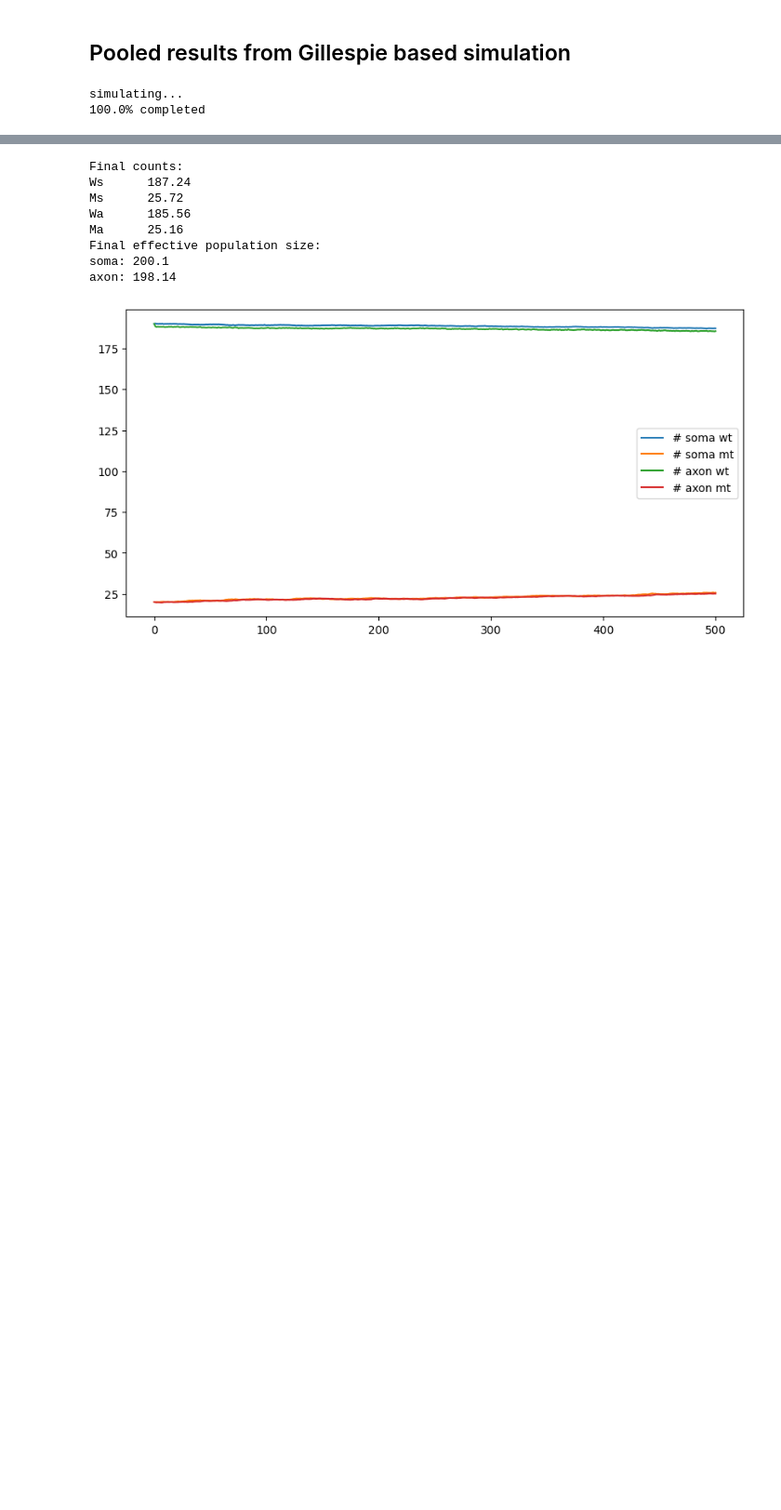
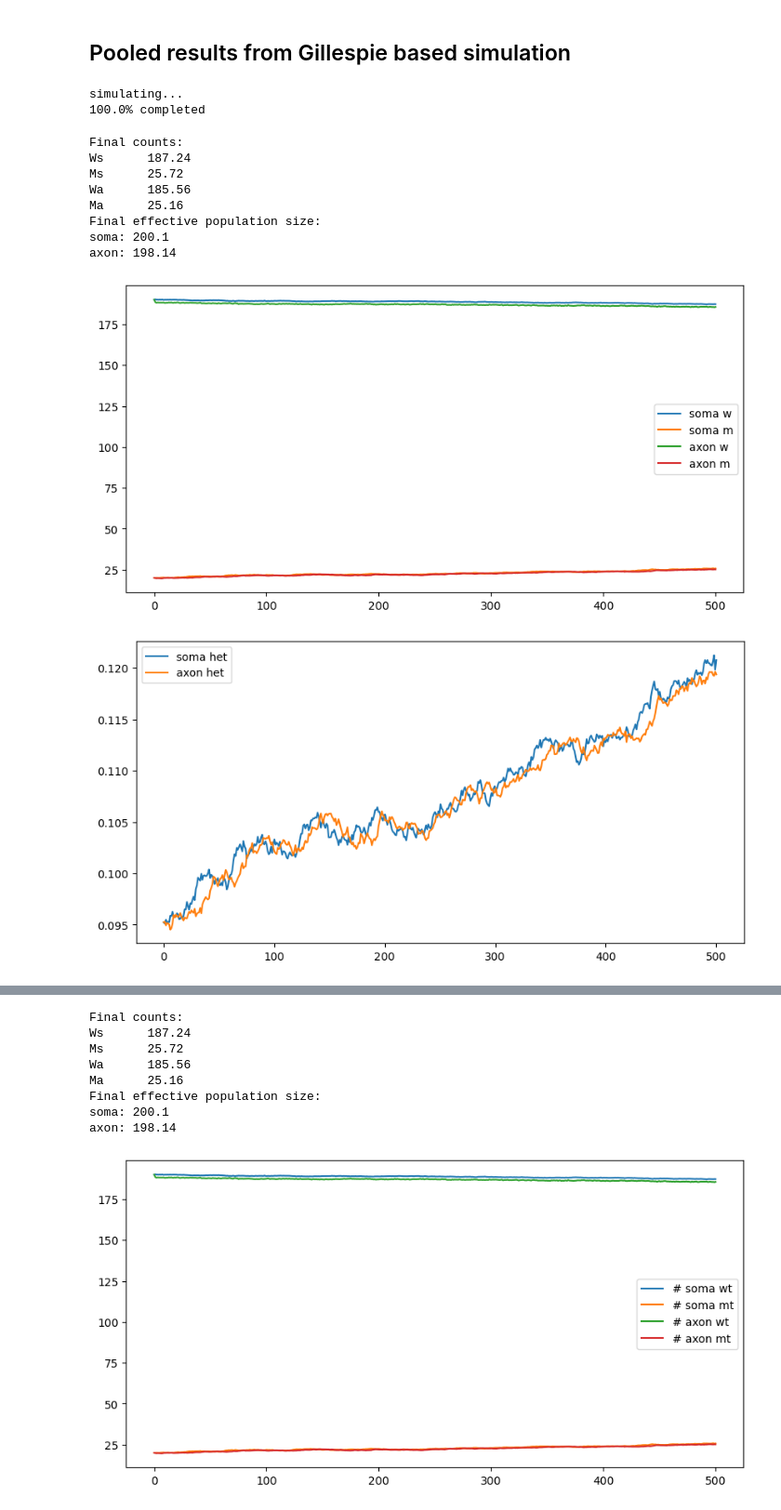
Before and after one commit to dkornai/SSD-in-Neurons, a Jupyter notebook: neruon_model_2c.ipynb, the cells around one changed output, grey strips where cells are left out. Shown at 93% size. Drawn from its saved outputs; the diff is of its cells as text; code cells hidden in the pictures; blank space fills up the shorter version.

```diff
--- a/neruon_model_2c.ipynb
+++ b/neruon_model_2c.ipynb
@@ -120,3 +93,16 @@ results = np.mean(replicate_results, axis = 0)
 # %% [output]
 simulating...
 100.0% completed
+# %%
+plot_ODE(results, TIME_POINTS, DELTA, VARS)
+# %% [output]
+Final counts:
+Ws      187.24
+Ms      25.72
+Wa      185.56
+Ma      25.16
+Final effective population size:
+soma: 200.1
+axon: 198.14
+[figure, added]
+[figure, added]
```
Also changed, not shown: parts of 5 cells of this notebook, 2 other files.
